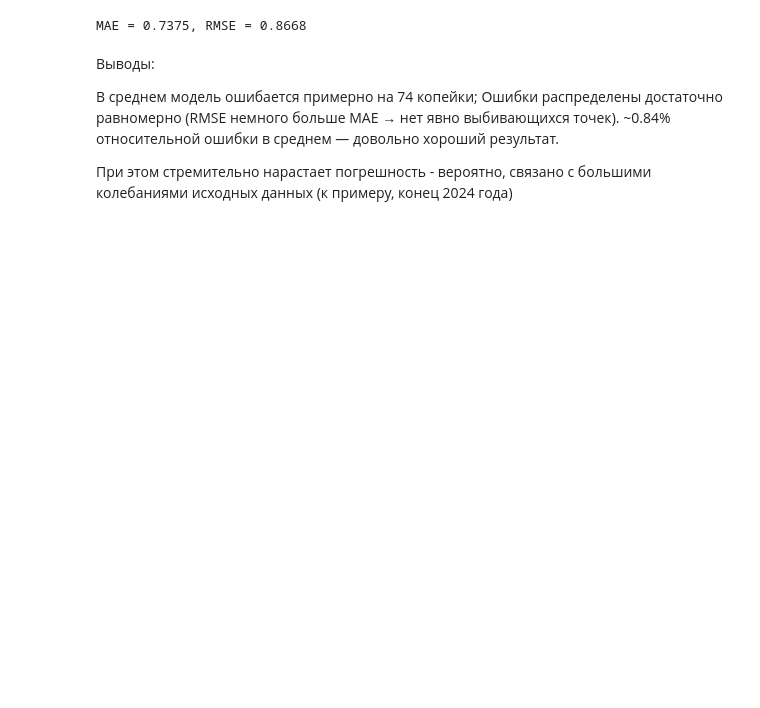
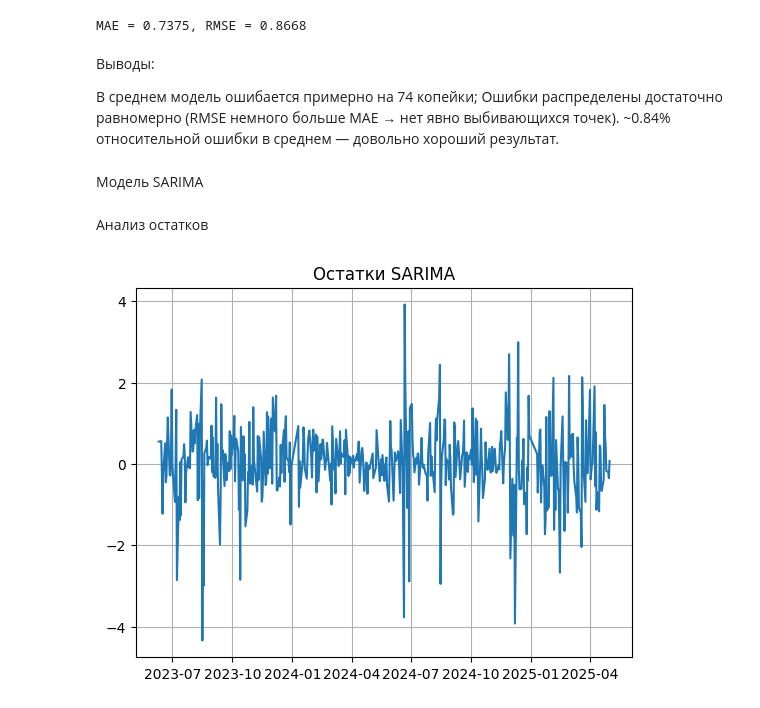
Before and after one commit to OspaNY/usd_to_rub_analysis, a Jupyter notebook: main.ipynb, the cells around one changed output. Cells and saved outputs as stored; diff of their text form; code cells hidden in the pictures; blank space fills up the shorter version.

Commit message:
Добавлена модель SARIMA

```diff
--- a/main.ipynb
+++ b/main.ipynb
@@ -288,5 +236,27 @@ MAE = 0.7375, RMSE = 0.8668
 В среднем модель ошибается примерно на 74 копейки;
 Ошибки распределены достаточно равномерно (RMSE немного больше MAE → нет явно выбивающихся точек).
 ~0.84% относительной ошибки в среднем — довольно хороший результат.
-
-При этом стремительно нарастает погрешность - вероятно, связано с большими колебаниями исходных данных (к примеру, конец 2024 года)
+# %% [markdown]
+Модель SARIMA
+# %%
+from statsmodels.tsa.statespace.sarimax import SARIMAX
+
+model = SARIMAX(
+    train,
+    order = (p, d, q),
+    seasonal_order = (1, 1, 1, 5),
+    enforce_stationarity = False,
+    enforce_invertibility = False,
+)
+result = model.fit()
+# %% [markdown]
+Анализ остатков
+# %%
+residuals = result.resid
+plt.figure()
+plt.plot(residuals)
+plt.title("Остатки SARIMA")
+plt.grid(True)
+plt.show()
+# %% [output]
+[figure, added]
```
Also changed, not shown: parts of 10 cells of this notebook.
